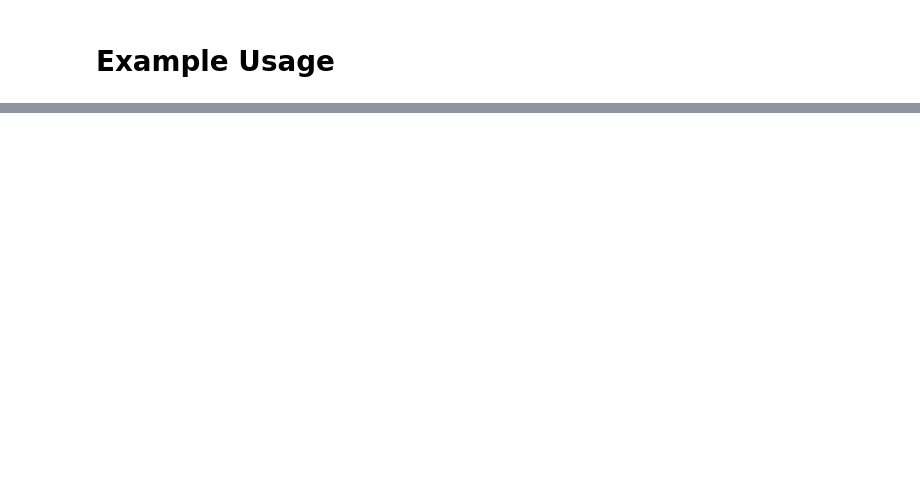
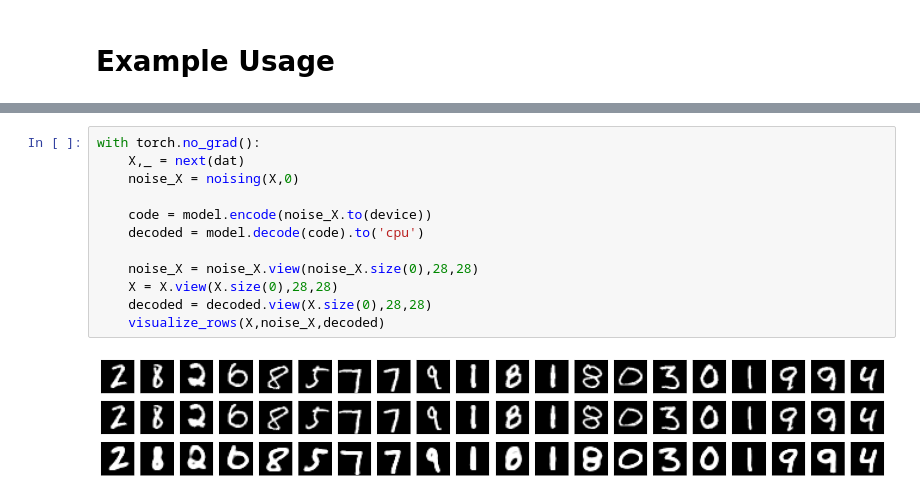
Before and after one commit to taimoon/deep-learning-note, a Jupyter notebook: MNIST AUTOENCODER.ipynb, the cells around one changed output, grey strips where cells are left out. Drawn from its saved outputs; the diff is of its cells as text; blank space fills up the shorter version.

```diff
--- a/MNIST AUTOENCODER.ipynb
+++ b/MNIST AUTOENCODER.ipynb
@@ -293,0 +295,14 @@ with torch.no_grad():
+# %%
+with torch.no_grad():
+    X,_ = next(dat)
+    noise_X = noising(X,0)
+
+    code = model.encode(noise_X.to(device))
+    decoded = model.decode(code).to('cpu')
+
+    noise_X = noise_X.view(noise_X.size(0),28,28)
+    X = X.view(X.size(0),28,28)
+    decoded = decoded.view(X.size(0),28,28)
+    visualize_rows(X,noise_X,decoded)
+# %% [output]
+[figure, added]
```
Also changed, not shown: parts of 18 cells of this notebook, 2 other files.
